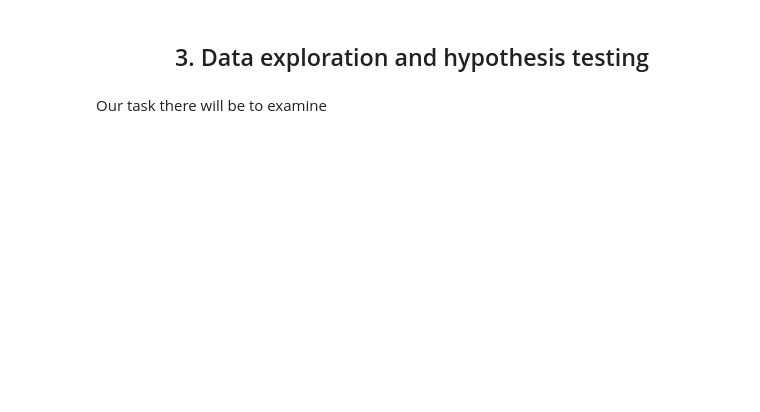
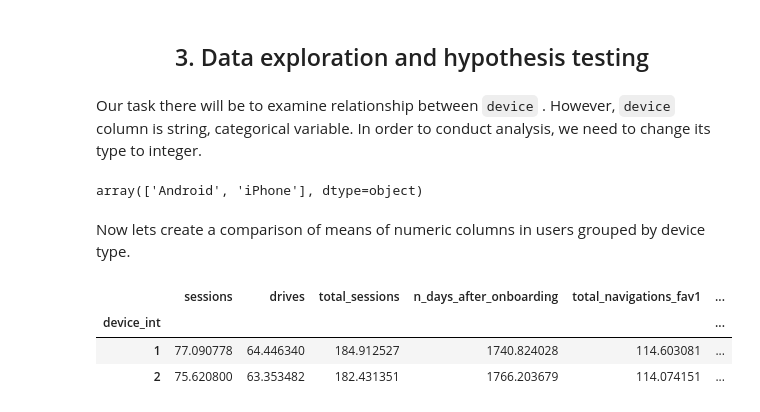
Before and after one commit to Damian-oo/Customer-Churn-Prediction-Waze-app, a Jupyter notebook: Waze Churn Project_full.ipynb, the cells around one changed output. Drawn from its saved outputs; the diff is of its cells as text; code cells hidden in the pictures; blank space fills up the shorter version.

```diff
--- a/Waze Churn Project_full.ipynb
+++ b/Waze Churn Project_full.ipynb
@@ -779,2 +781,19 @@ df_waze_0.quantile([0.95, 1], numeric_only = True)[num_cols_to_cut]
 # %% [markdown]
-Our task there will be to examine
+Our task there will be to examine relationship between `device`    . However, `device` column is string, categorical variable. In order to conduct analysis, we need to change its type to integer.
+# %%
+df_waze_0["device"].unique()
+# %% [output]
+array(['Android', 'iPhone'], dtype=object)
+# %%
+map_dict = {"iPhone": 1, "Android": 2}
+# %%
+df_waze_0["device_int"] = df_waze_0["device"].map(map_dict)
+# %% [markdown]
+Now lets create a comparison of means of numeric columns in users grouped by device type.
+# %%
+df_waze_0.groupby("device_int").mean(numeric_only = True)
+# %% [output]
+|  | sessions | drives | total_sessions | n_days_after_onboarding | total_navigations_fav1 | ... |
+| device_int |  |  |  |  |  | ... |
+| 1 | 77.090778 | 64.446340 | 184.912527 | 1740.824028 | 114.603081 | ... |
+| 2 | 75.620800 | 63.353482 | 182.431351 | 1766.203679 | 114.074151 | ... |
```
Also changed, not shown: parts of 11 cells of this notebook.
